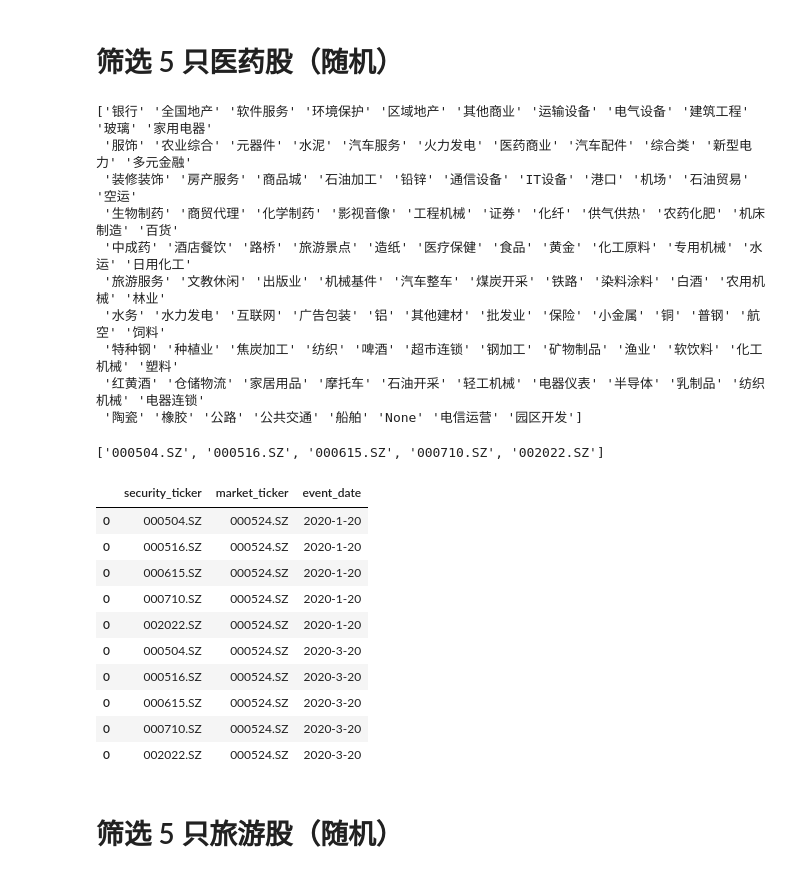
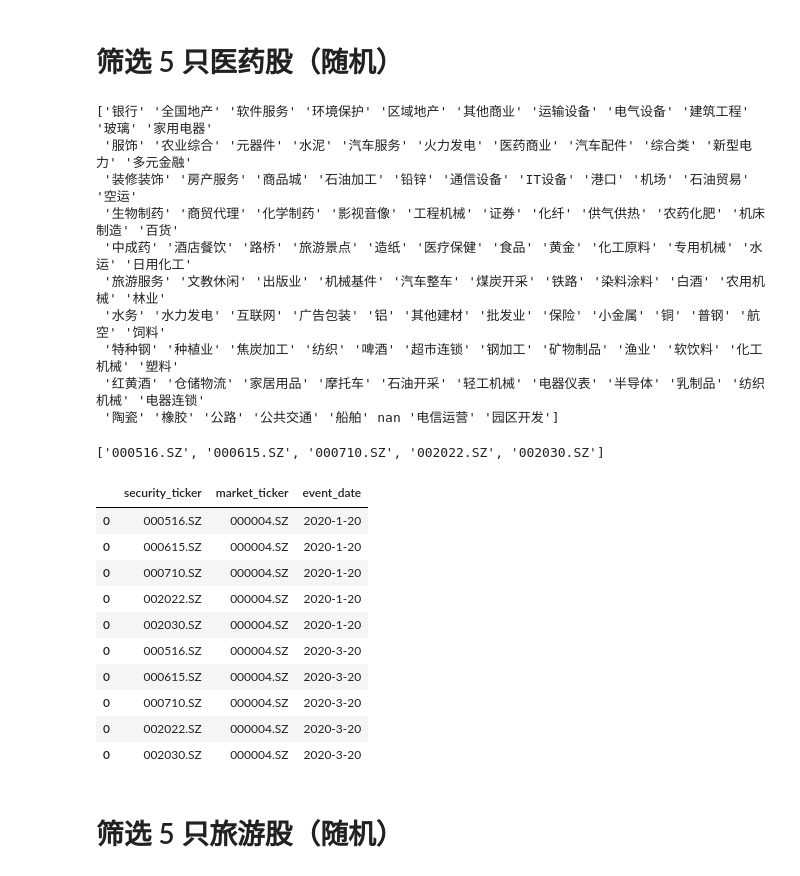
Before and after one commit to Tommyczc/stockMarketAnalysis, a Jupyter notebook: eventStudy.ipynb, the cells around one changed output. Drawn from its saved outputs; the diff is of its cells as text; code cells hidden in the pictures.

```diff
--- a/eventStudy.ipynb
+++ b/eventStudy.ipynb
@@ -176,9 +185,9 @@ es.Single.import_returns('eventStudyData/train/incomeImport.csv')
 es.Single.import_FamaFrench('eventStudyData/train/FamaFrench.csv')
 # %%
 event = es.Single.FamaFrench_3factor(
-    security_ticker = '000001.SZ',
+    security_ticker = '000504.SZ',
     event_date = np.datetime64('2020-01-20'),
-    event_window = (-2,+10),
-    estimation_size = 300,
-    buffer_size = 30
+    event_window = (-10,+10),
+    estimation_size = 100,
+    buffer_size = 25
 )
@@ -194,7 +242,9 @@ plt.show()
 # %%
 rawCompanyData=pd.read_csv("stockData/rawCompanyDataInTushare.csv")
 print(rawCompanyData['industry'].unique())
-rawMedicCompanyData=rawCompanyData[rawCompanyData['industry']=='医疗保健'].head()['ts_code'].values.tolist()
+rawMedicCompanyData=rawCompanyData[rawCompanyData['industry']=='医疗保健']['ts_code'].values.tolist()
+rawMedicCompanyData=[i for i in rawMedicCompanyData if i !='000504.SZ'][:5]
+# rawMedicCompanyData=['000001.SZ','000002.SZ']
 rawMedicCompanyData
 # %% [output]
 ['银行' '全国地产' '软件服务' '环境保护' '区域地产' '其他商业' '运输设备' '电气设备' '建筑工程' '玻璃' '家用电器'
@@ -206,34 +256,34 @@ rawMedicCompanyData
  '水务' '水力发电' '互联网' '广告包装' '铝' '其他建材' '批发业' '保险' '小金属' '铜' '普钢' '航空' '饲料'
  '特种钢' '种植业' '焦炭加工' '纺织' '啤酒' '超市连锁' '钢加工' '矿物制品' '渔业' '软饮料' '化工机械' '塑料'
  '红黄酒' '仓储物流' '家居用品' '摩托车' '石油开采' '轻工机械' '电器仪表' '半导体' '乳制品' '纺织机械' '电器连锁'
- '陶瓷' '橡胶' '公路' '公共交通' '船舶' 'None' '电信运营' '园区开发']
+ '陶瓷' '橡胶' '公路' '公共交通' '船舶' nan '电信运营' '园区开发']
-['000504.SZ', '000516.SZ', '000615.SZ', '000710.SZ', '002022.SZ']
+['000516.SZ', '000615.SZ', '000710.SZ', '002022.SZ', '002030.SZ']
 # %%
 ##todo：时间点：2020/1/20，2020/2/3
 eventTime=['2020-1-20','2020-3-20']
-# eventTime=['20/1/2020']
+# eventTime=['2020-1-20']
 def createEventTime(eventTime,security_ticker,market_ticker):
     final=pd.DataFrame()
     for event in eventTime:
         for ticker in security_ticker:
             thisLine=pd.DataFrame({"security_ticker":[ticker],"market_ticker":[market_ticker],"event_date":[event]})
             final=pd.concat([final,thisLine])
     return final
 
-medicEventData=createEventTime(eventTime,rawMedicCompanyData,"000524.SZ")
+medicEventData=createEventTime(eventTime,rawMedicCompanyData,"000004.SZ")
 medicEventData
 # %% [output]
 |  | security_ticker | market_ticker | event_date |
-| 0 | 000504.SZ | 000524.SZ | 2020-1-20 |
-| 0 | 000516.SZ | 000524.SZ | 2020-1-20 |
-| 0 | 000615.SZ | 000524.SZ | 2020-1-20 |
-| 0 | 000710.SZ | 000524.SZ | 2020-1-20 |
-| 0 | 002022.SZ | 000524.SZ | 2020-1-20 |
-| 0 | 000504.SZ | 000524.SZ | 2020-3-20 |
-| 0 | 000516.SZ | 000524.SZ | 2020-3-20 |
-| 0 | 000615.SZ | 000524.SZ | 2020-3-20 |
-| 0 | 000710.SZ | 000524.SZ | 2020-3-20 |
-| 0 | 002022.SZ | 000524.SZ | 2020-3-20 |
+| 0 | 000516.SZ | 000004.SZ | 2020-1-20 |
+| 0 | 000615.SZ | 000004.SZ | 2020-1-20 |
+| 0 | 000710.SZ | 000004.SZ | 2020-1-20 |
+| 0 | 002022.SZ | 000004.SZ | 2020-1-20 |
+| 0 | 002030.SZ | 000004.SZ | 2020-1-20 |
+| 0 | 000516.SZ | 000004.SZ | 2020-3-20 |
+| 0 | 000615.SZ | 000004.SZ | 2020-3-20 |
+| 0 | 000710.SZ | 000004.SZ | 2020-3-20 |
+| 0 | 002022.SZ | 000004.SZ | 2020-3-20 |
+| 0 | 002030.SZ | 000004.SZ | 2020-3-20 |
 # %%
 ##导出
 medicEventData.to_csv("eventStudyData/timeLineData/medicHeadData.csv",index=False)
```
Also changed, not shown: parts of 10 cells of this notebook, 1 other file.
